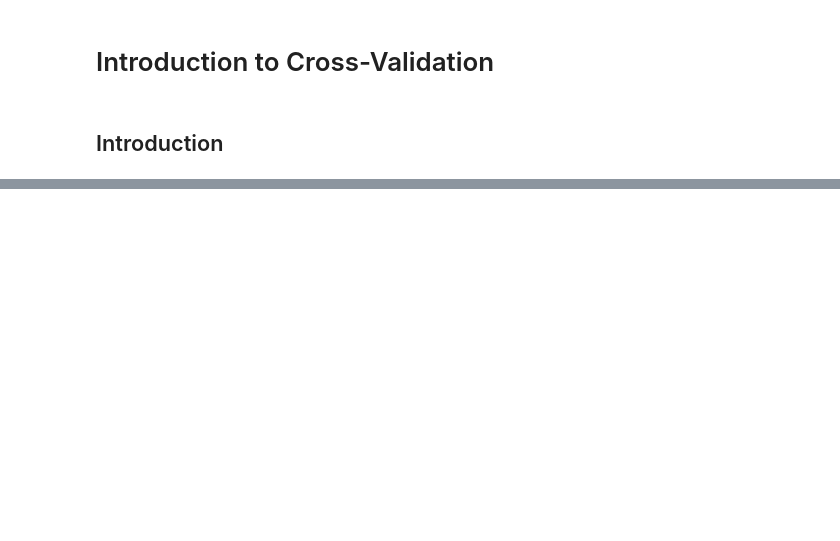
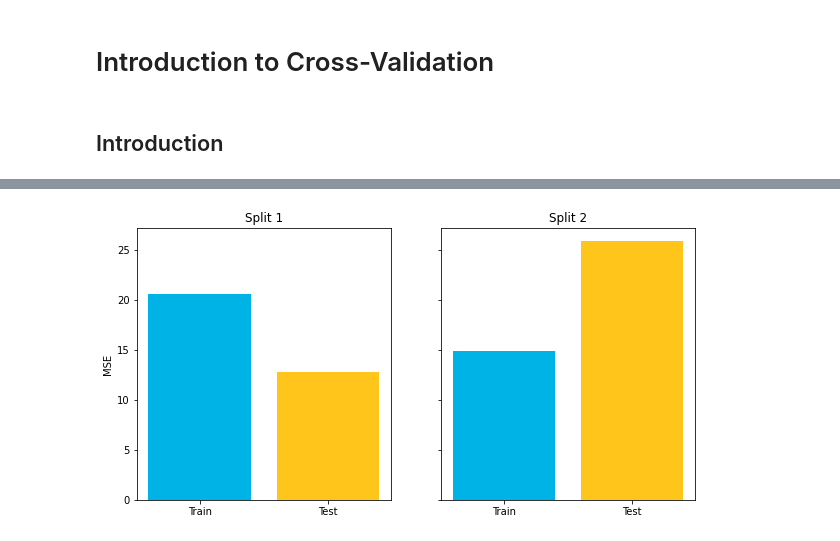
Before and after one commit to learn-co-curriculum/dsc-cross-validation, a Jupyter notebook: index.ipynb, the cells around one changed output, grey strips where cells are left out. Cells and saved outputs as stored; diff of their text form; code cells hidden in the pictures; blank space fills up the shorter version.

Commit message:
expand sklearn examples, add more viz

```diff
--- a/index.ipynb
+++ b/index.ipynb
@@ -75,0 +23,37 @@ In order to deal with the issues that random sampling can introduce into interpr
+# %%
+import matplotlib.pyplot as plt
+import pandas as pd
+
+from sklearn.linear_model import LinearRegression
+from sklearn.metrics import mean_squared_error
+from sklearn.model_selection import train_test_split
+
+# Set up data and model
+data = pd.read_csv('auto-mpg.csv')
+y = data['mpg']
+X = data[['acceleration', 'horsepower', 'displacement', 'weight']]
+linreg = LinearRegression()
+
+# Split using random_state 87
+X_train_1, X_test_1, y_train_1, y_test_1 = train_test_split(X, y, random_state=87, test_size=0.33)
+linreg.fit(X_train_1, y_train_1)
+train_mse_1 = mean_squared_error(y_train_1, linreg.predict(X_train_1))
+test_mse_1 = mean_squared_error(y_test_1, linreg.predict(X_test_1))
+
+# Split using random_state 41
+X_train_2, X_test_2, y_train_2, y_test_2 = train_test_split(X, y, random_state=41, test_size=0.33)
+linreg.fit(X_train_2, y_train_2)
+train_mse_2 = mean_squared_error(y_train_2, linreg.predict(X_train_2))
+test_mse_2 = mean_squared_error(y_test_2, linreg.predict(X_test_2))
+
+# Plot metrics
+fig, (left, right) = plt.subplots(ncols=2, figsize=(10,5), sharey=True)
+labels = ["Train", "Test"]
+colors = ["#00B3E6", "#FFC51B"]
+left.bar(labels, [train_mse_1, test_mse_1], color=colors)
+left.set_title("Split 1")
+left.set_ylabel("MSE")
+right.bar(labels, [train_mse_2, test_mse_2], color=colors)
+right.set_title("Split 2");
+# %% [output]
+[figure, added]
```
Also changed, not shown: parts of 42 cells of this notebook, 6 other files.
